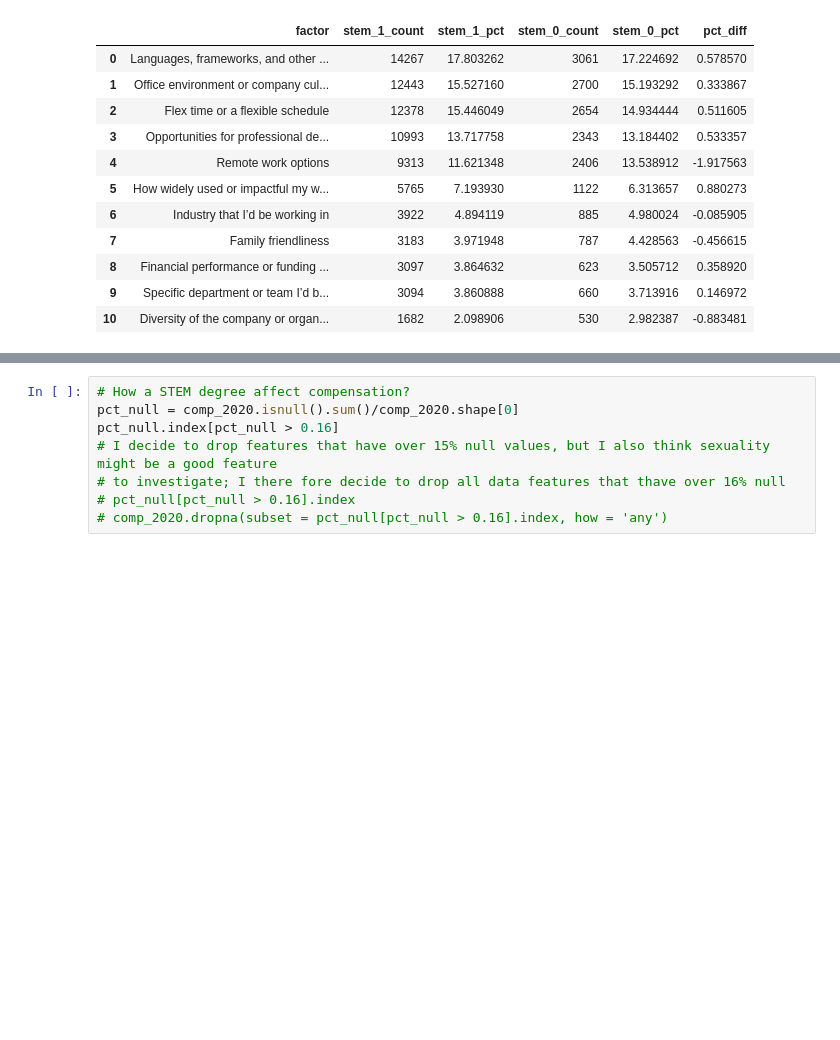
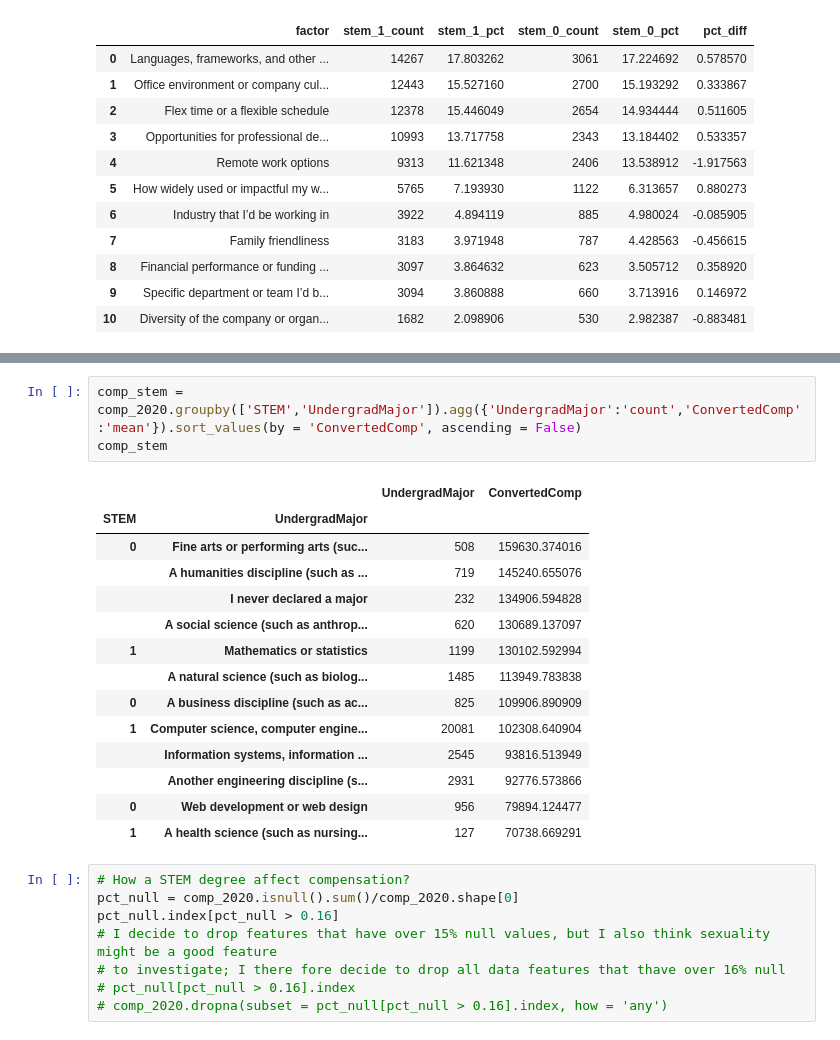
Before and after one commit to yutongwanyan98/My_Practices, a Jupyter notebook: so_survey.ipynb, the cells around one changed output, grey strips where cells are left out. Cells and saved outputs as stored; diff of their text form; blank space fills up the shorter version.

```diff
--- a/so_survey.ipynb
+++ b/so_survey.ipynb
@@ -234,3 +261,21 @@ stem_count.style.bar(subset=['pct_diff'], align='mid', color=['#d65f5f', '#5fba7
+# %%
+comp_stem = comp_2020.groupby(['STEM','UndergradMajor']).agg({'UndergradMajor':'count','ConvertedComp':'mean'}).sort_values(by = 'ConvertedComp', ascending = False)
+comp_stem
+# %% [output]
+|  |  | UndergradMajor | ConvertedComp |
+| STEM | UndergradMajor |  |  |
+| 0 | Fine arts or performing arts (suc... | 508 | 159630.374016 |
+|  | A humanities discipline (such as ... | 719 | 145240.655076 |
+|  | I never declared a major | 232 | 134906.594828 |
+|  | A social science (such as anthrop... | 620 | 130689.137097 |
+| 1 | Mathematics or statistics | 1199 | 130102.592994 |
+|  | A natural science (such as biolog... | 1485 | 113949.783838 |
+| 0 | A business discipline (such as ac... | 825 | 109906.890909 |
+| 1 | Computer science, computer engine... | 20081 | 102308.640904 |
+|  | Information systems, information ... | 2545 | 93816.513949 |
+|  | Another engineering discipline (s... | 2931 | 92776.573866 |
+| 0 | Web development or web design | 956 | 79894.124477 |
+| 1 | A health science (such as nursing... | 127 | 70738.669291 |
 # %%
 # How a STEM degree affect compensation?
 pct_null = comp_2020.isnull().sum()/comp_2020.shape[0]
```
Also changed, not shown: parts of 10 cells of this notebook.
